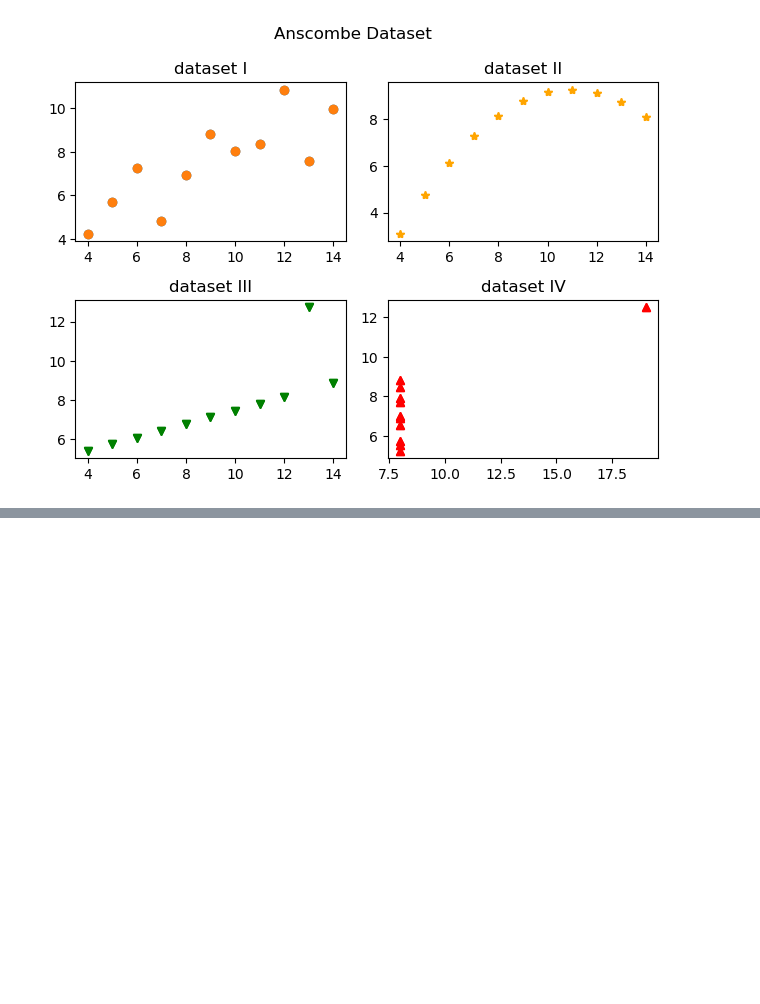
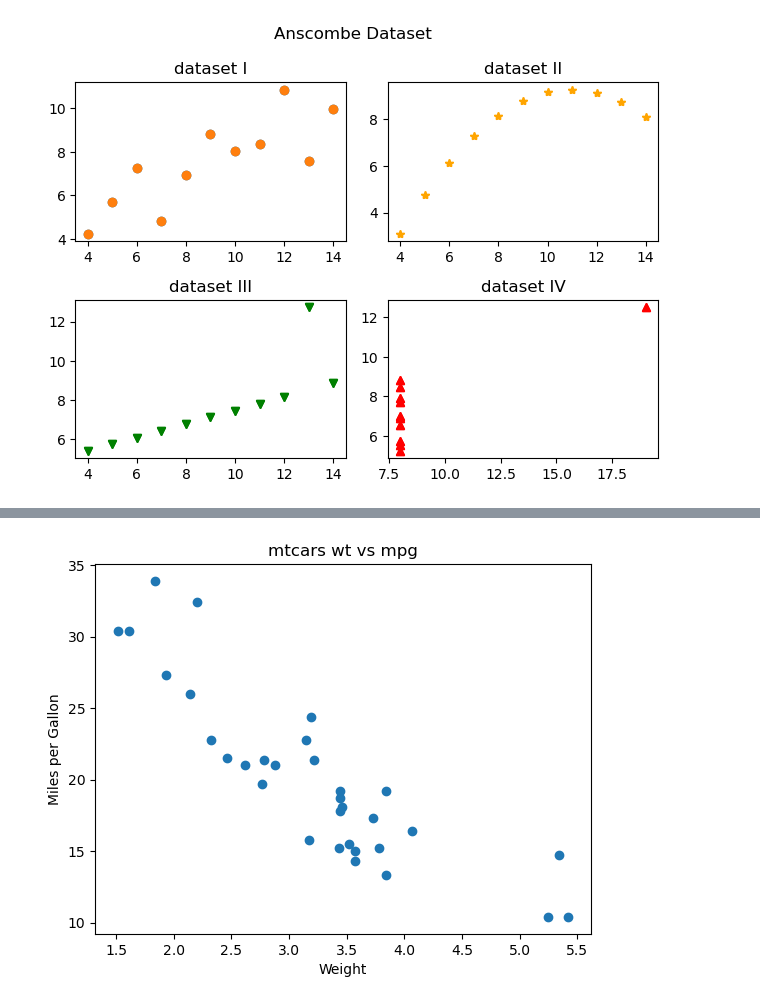
Before and after one commit to yeaeun123/datascience_notebook, a Jupyter notebook: 03.Data Visualization with Pandas.ipynb, the cells around one changed output, grey strips where cells are left out. Cells and saved outputs as stored; diff of their text form; code cells hidden in the pictures; blank space fills up the shorter version.

```diff
--- a/03.Data Visualization with Pandas.ipynb
+++ b/03.Data Visualization with Pandas.ipynb
@@ -159,3 +159,9 @@ fig
 [figure]
 # %%
 plt.show()
+# %%
+# 산점도 그래프 (Scatter Plot)
+# mtcars 데이터셋
+import pandas as pd
+mtcars = pd.read_csv("./data/mtcars.csv")
+mtcars
@@ -161,0 +224,14 @@ plt.show()
+# %%
+# mpg(y축) vs wt(x축) -> 산점도로 시각화
+import matplotlib.pyplot as plt
+
+fig = plt.figure()  # 틀
+axe = fig.add_subplot(1, 1, 1)  # 1행 1열의 1번째 축
+axe.scatter(mtcars['wt'], mtcars['mpg'])
+axe.set_title("mtcars wt vs mpg")
+axe.set_xlabel("Weight")
+axe.set_ylabel("Miles per Gallon")
+
+plt.show()
+# %% [output]
+[figure, added]
```
Also changed, not shown: parts of 12 cells of this notebook.
